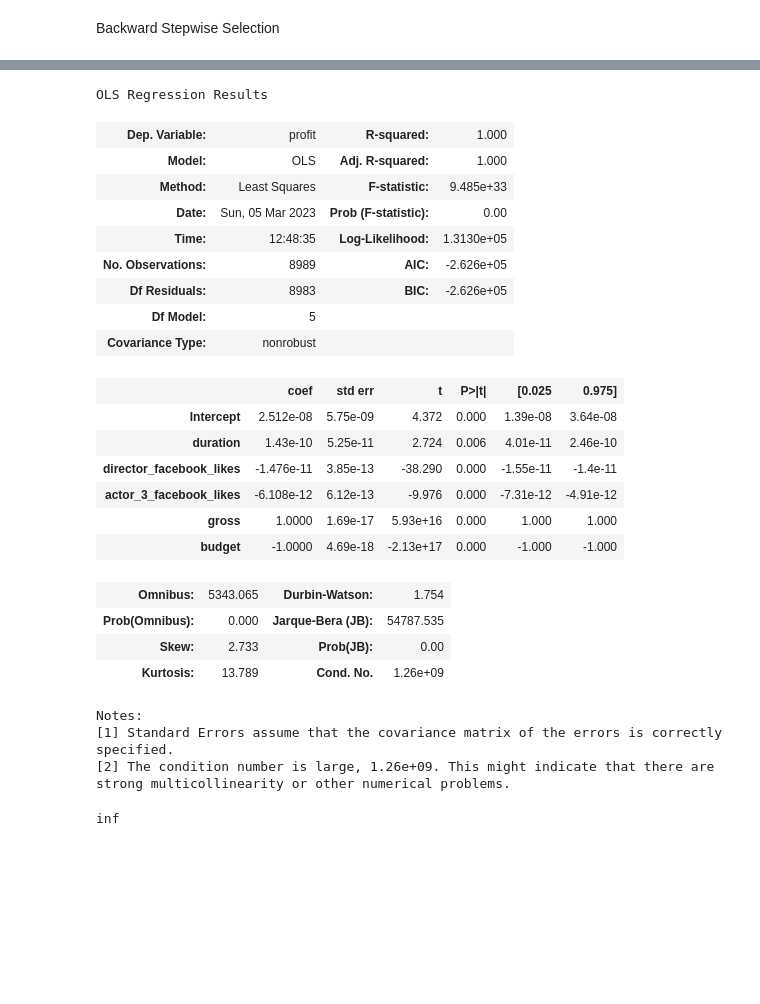
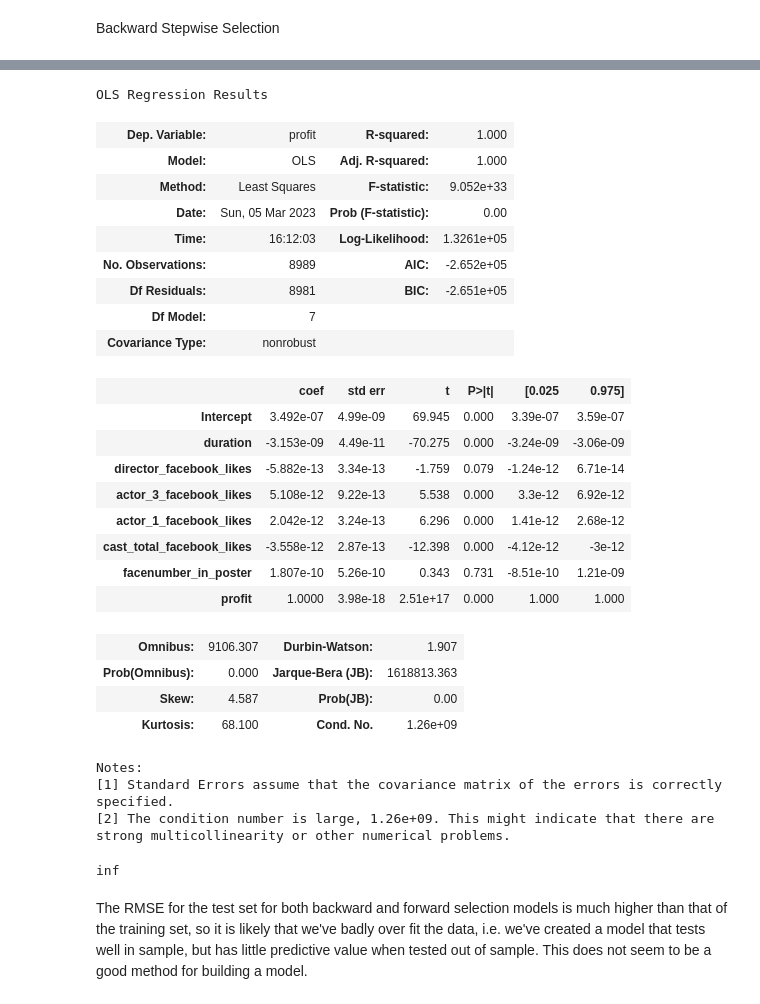
Before and after one commit to diegoschum/Zzzz, a Jupyter notebook: forward_backward_inference.ipynb, the cells around one changed output, grey strips where cells are left out. Cells and saved outputs as stored; diff of their text form; code cells hidden in the pictures; blank space fills up the shorter version.

```diff
--- a/forward_backward_inference.ipynb
+++ b/forward_backward_inference.ipynb
@@ -14,10 +16,10 @@ import statsmodels.formula.api as smf
 # %%
 df = pd.read_csv('cleaned_data.csv')
 # %%
-X = df[[ 'duration',
+X = df[['duration',
        'director_facebook_likes', 'actor_3_facebook_likes',
-       'actor_1_facebook_likes', 'gross', 'cast_total_facebook_likes',
-       'facenumber_in_poster', 'budget', 'title_year', 'actor_2_facebook_likes',
+       'actor_1_facebook_likes', 'cast_total_facebook_likes',
+       'facenumber_in_poster', 'title_year', 'actor_2_facebook_likes',
        'imdb_score', 'aspect_ratio', 'movie_facebook_likes', 'profit']]
 # %%
 # Split the data into training and testing sets
@@ -236,28 +234,30 @@ best_sub_plots()
 # %%
-best_bwd_reg_model = models_best['model'][5]
+best_bwd_reg_model = models_best['model'][7]
 best_bwd_reg_model.summary()
 # %% [output]
 OLS Regression Results
 | Dep. Variable: | profit | R-squared: | 1.000 |
 | Model: | OLS | Adj. R-squared: | 1.000 |
-| Method: | Least Squares | F-statistic: | 9.485e+33 |
+| Method: | Least Squares | F-statistic: | 9.052e+33 |
 | Date: | Sun, 05 Mar 2023 | Prob (F-statistic): | 0.00 |
-| Time: | 12:48:35 | Log-Likelihood: | 1.3130e+05 |
-| No. Observations: | 8989 | AIC: | -2.626e+05 |
-| Df Residuals: | 8983 | BIC: | -2.626e+05 |
-| Df Model: | 5 |  |  |
+| Time: | 16:12:03 | Log-Likelihood: | 1.3261e+05 |
+| No. Observations: | 8989 | AIC: | -2.652e+05 |
+| Df Residuals: | 8981 | BIC: | -2.651e+05 |
+| Df Model: | 7 |  |  |
 | Covariance Type: | nonrobust |  |  |
 |  | coef | std err | t | P>|t| | [0.025 | 0.975] |
-| Intercept | 2.512e-08 | 5.75e-09 | 4.372 | 0.000 | 1.39e-08 | 3.64e-08 |
-| duration | 1.43e-10 | 5.25e-11 | 2.724 | 0.006 | 4.01e-11 | 2.46e-10 |
-| director_facebook_likes | -1.476e-11 | 3.85e-13 | -38.290 | 0.000 | -1.55e-11 | -1.4e-11 |
-| actor_3_facebook_likes | -6.108e-12 | 6.12e-13 | -9.976 | 0.000 | -7.31e-12 | -4.91e-12 |
-| gross | 1.0000 | 1.69e-17 | 5.93e+16 | 0.000 | 1.000 | 1.000 |
-| budget | -1.0000 | 4.69e-18 | -2.13e+17 | 0.000 | -1.000 | -1.000 |
+| Intercept | 3.492e-07 | 4.99e-09 | 69.945 | 0.000 | 3.39e-07 | 3.59e-07 |
+| duration | -3.153e-09 | 4.49e-11 | -70.275 | 0.000 | -3.24e-09 | -3.06e-09 |
+| director_facebook_likes | -5.882e-13 | 3.34e-13 | -1.759 | 0.079 | -1.24e-12 | 6.71e-14 |
+| actor_3_facebook_likes | 5.108e-12 | 9.22e-13 | 5.538 | 0.000 | 3.3e-12 | 6.92e-12 |
+| actor_1_facebook_likes | 2.042e-12 | 3.24e-13 | 6.296 | 0.000 | 1.41e-12 | 2.68e-12 |
+| cast_total_facebook_likes | -3.558e-12 | 2.87e-13 | -12.398 | 0.000 | -4.12e-12 | -3e-12 |
+| facenumber_in_poster | 1.807e-10 | 5.26e-10 | 0.343 | 0.731 | -8.51e-10 | 1.21e-09 |
+| profit | 1.0000 | 3.98e-18 | 2.51e+17 | 0.000 | 1.000 | 1.000 |
-| Omnibus: | 5343.065 | Durbin-Watson: | 1.754 |
-| Prob(Omnibus): | 0.000 | Jarque-Bera (JB): | 54787.535 |
-| Skew: | 2.733 | Prob(JB): | 0.00 |
-| Kurtosis: | 13.789 | Cond. No. | 1.26e+09 |
+| Omnibus: | 9106.307 | Durbin-Watson: | 1.907 |
+| Prob(Omnibus): | 0.000 | Jarque-Bera (JB): | 1618813.363 |
+| Skew: | 4.587 | Prob(JB): | 0.00 |
+| Kurtosis: | 68.100 | Cond. No. | 1.26e+09 |
 Notes:
 [1] Standard Errors assume that the covariance matrix of the errors is correctly specified.
 [2] The condition number is large, 1.26e+09. This might indicate that there are
@@ -269,3 +269,5 @@ pred_profit = np.exp(best_bwd_reg_model.predict(test_X))
 np.sqrt(((pred_profit - test_X.profit)**2).mean())
 # %% [output]
 inf
+# %% [markdown]
+The RMSE for the test set for both backward and forward selection models is much higher than that of the training set, so it is likely that we've badly over fit the data, i.e. we've created a model that tests well in sample, but has little predictive value when tested out of sample. This does not seem to be a good method for building a model.
```
Also changed, not shown: parts of 6 cells of this notebook.
